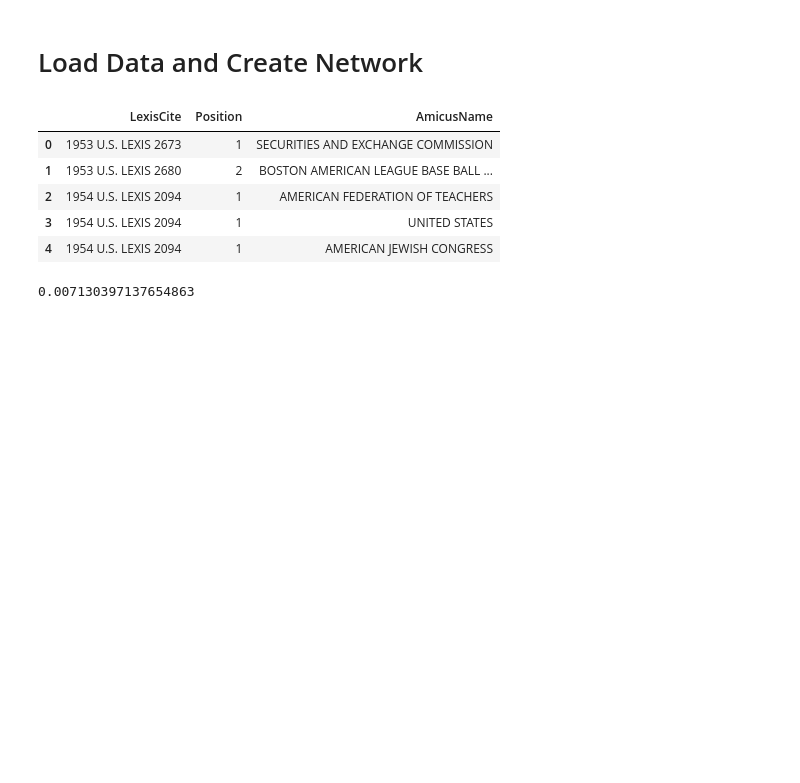
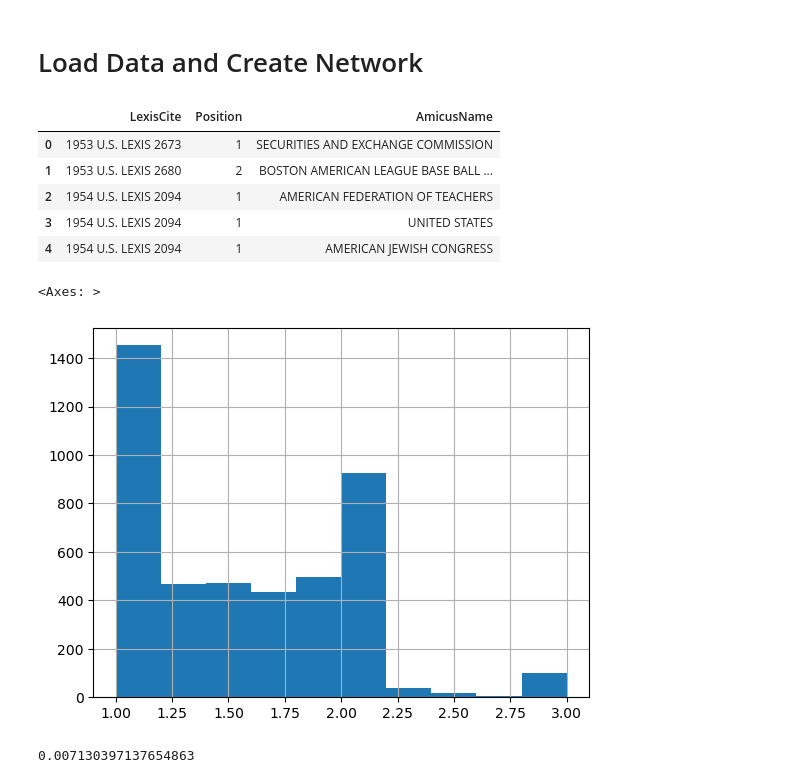
Before and after one commit to rbatra2000/info6850networks, a Jupyter notebook: main.ipynb, the cells around one changed output. Cells and saved outputs as stored; diff of their text form; code cells hidden in the pictures; blank space fills up the shorter version.

```diff
--- a/main.ipynb
+++ b/main.ipynb
@@ -20,6 +20,11 @@ amicus_briefs_csv.head(5)
 | 2 | 1954 U.S. LEXIS 2094 | 1 | AMERICAN FEDERATION OF TEACHERS |
 | 3 | 1954 U.S. LEXIS 2094 | 1 | UNITED STATES |
 | 4 | 1954 U.S. LEXIS 2094 | 1 | AMERICAN JEWISH CONGRESS |
+# %%
+amicus_briefs_csv.groupby('LexisCite')['Position'].mean().hist()
+# %% [output]
+<Axes: >
+[figure, added]
 # %%
 # some perfect duplicates -- drop?
 amicus_briefs_csv.duplicated().mean()
```
Also changed, not shown: parts of 3 cells of this notebook.
